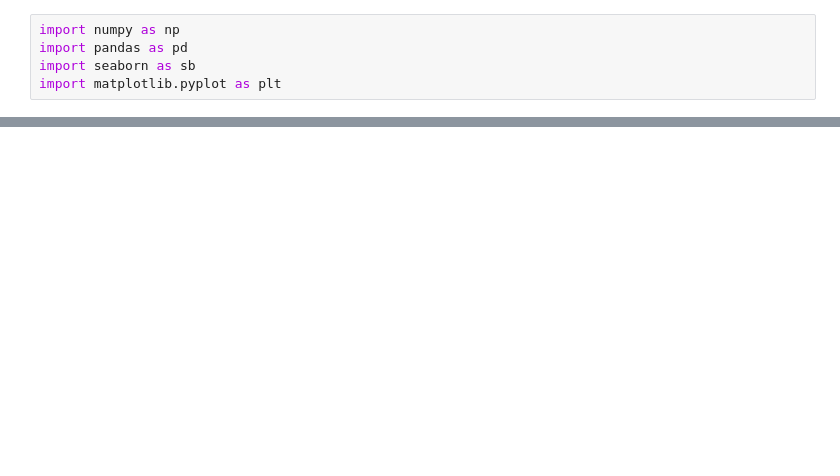
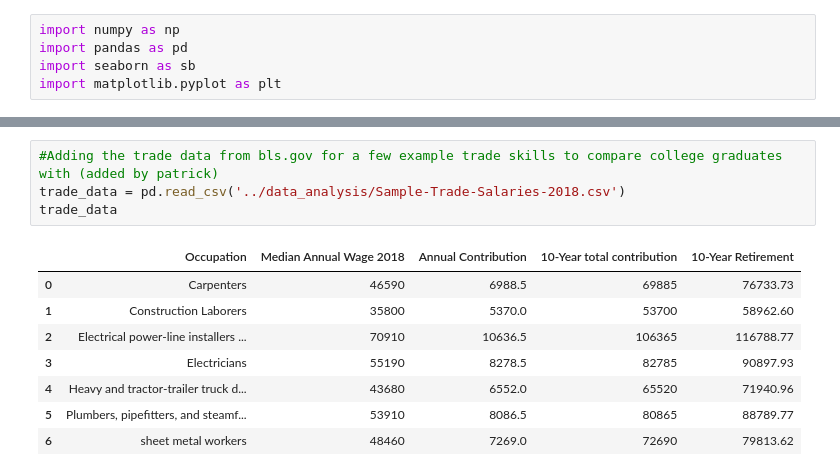
Before and after one commit to bilykdo/cs612TeamProject, a Jupyter notebook: data_visualization/bachelor_degree_data_results.ipynb, the cells around one changed output, grey strips where cells are left out. Drawn from its saved outputs; the diff is of its cells as text; blank space fills up the shorter version.

```diff
--- a/data_visualization/bachelor_degree_data_results.ipynb
+++ b/data_visualization/bachelor_degree_data_results.ipynb
@@ -71,0 +72,13 @@ sb.heatmap(df, annot=True, fmt=".1f")
+# %%
+#Adding the trade data from bls.gov for a few example trade skills to compare college graduates with (added by patrick)
+trade_data = pd.read_csv('../data_analysis/Sample-Trade-Salaries-2018.csv')
+trade_data
+# %% [output]
+|  | Occupation | Median Annual Wage 2018 | Annual Contribution | 10-Year total contribution | 10-Year Retirement |
+| 0 | Carpenters | 46590 | 6988.5 | 69885 | 76733.73 |
+| 1 | Construction Laborers | 35800 | 5370.0 | 53700 | 58962.60 |
+| 2 | Electrical power-line installers ... | 70910 | 10636.5 | 106365 | 116788.77 |
+| 3 | Electricians | 55190 | 8278.5 | 82785 | 90897.93 |
+| 4 | Heavy and tractor-trailer truck d... | 43680 | 6552.0 | 65520 | 71940.96 |
+| 5 | Plumbers, pipefitters, and steamf... | 53910 | 8086.5 | 80865 | 88789.77 |
+| 6 | sheet metal workers | 48460 | 7269.0 | 72690 | 79813.62 |
```
Also changed, not shown: parts of 11 cells of this notebook, 7 other files.
